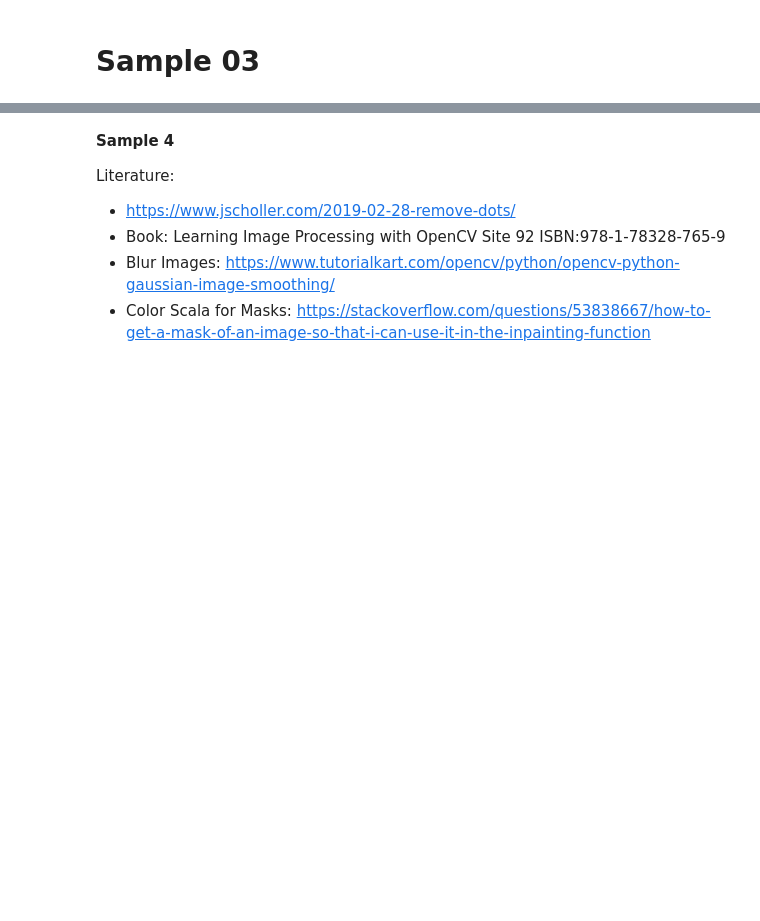
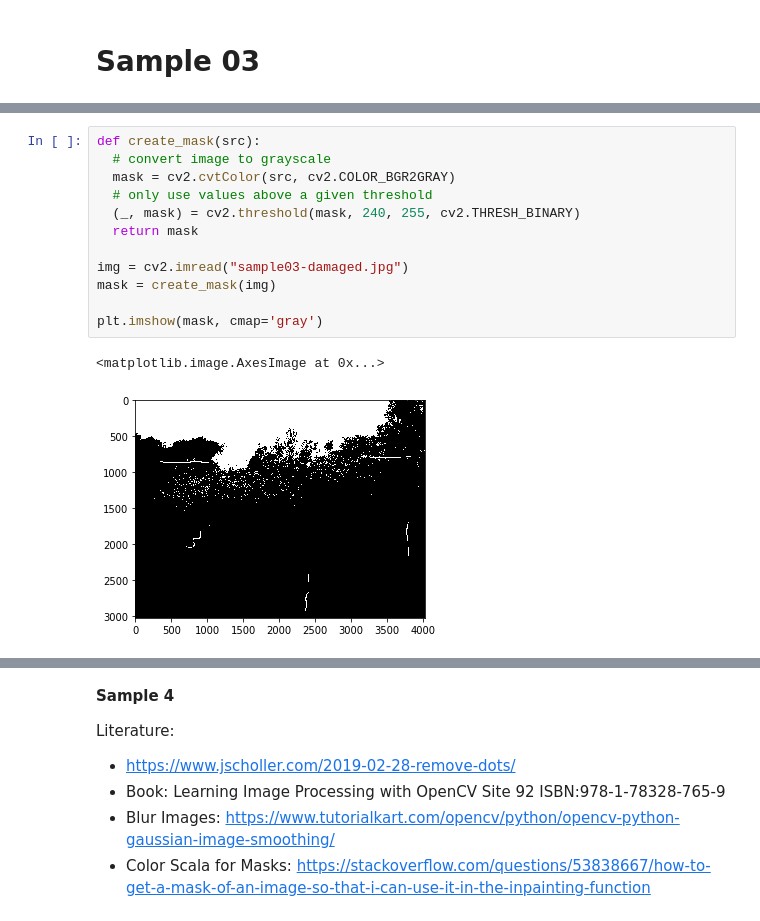
Before and after one commit to uol-mediaprocessing-201920/group-projects-image-restauration, a Jupyter notebook: main.ipynb, the cells around one changed output, grey strips where cells are left out. Cells and saved outputs as stored; diff of their text form; blank space fills up the shorter version.

```diff
--- a/main.ipynb
+++ b/main.ipynb
@@ -121,0 +158,15 @@ plt.imshow(cv2.cvtColor(result3, cv2.COLOR_BGR2RGB))
+# %%
+def create_mask(src):
+  # convert image to grayscale
+  mask = cv2.cvtColor(src, cv2.COLOR_BGR2GRAY)
+  # only use values above a given threshold
+  (_, mask) = cv2.threshold(mask, 240, 255, cv2.THRESH_BINARY)
+  return mask
+
+img = cv2.imread("sample03-damaged.jpg")
+mask = create_mask(img)
+
+plt.imshow(mask, cmap='gray')
+# %% [output]
+<matplotlib.image.AxesImage at 0x...>
+[figure, added]
```
Also changed, not shown: parts of 15 cells of this notebook.
